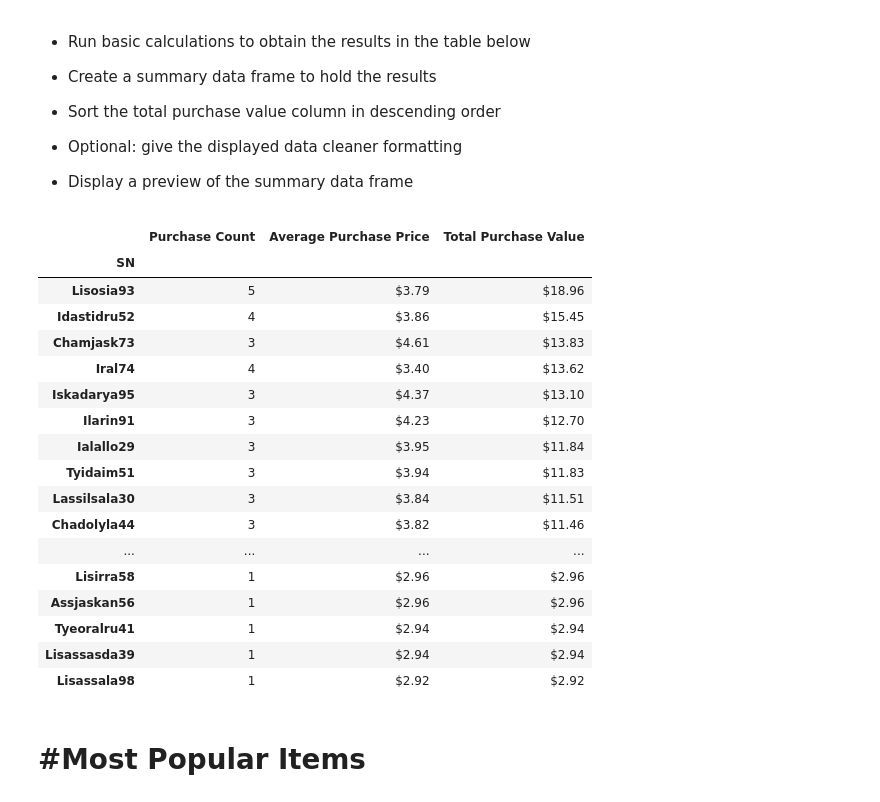
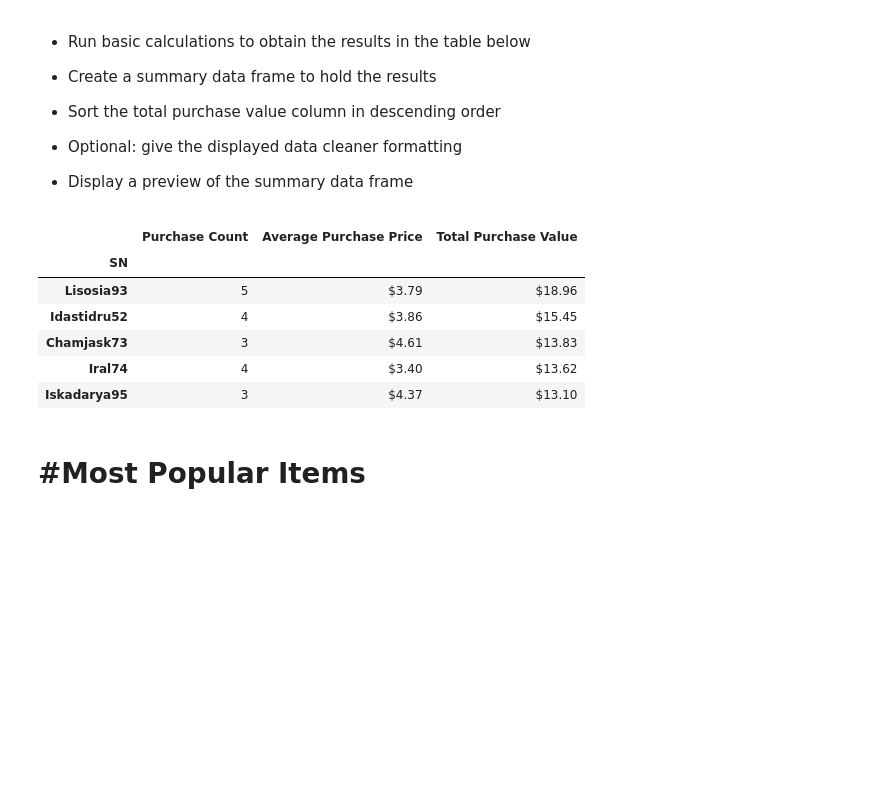
Before and after one commit to tonju27/pandas-challenge, a Jupyter notebook: HeroesOfPymoli/HeroesOfPymoli_starter.ipynb, the cells around one changed output. Saved outputs shown, nothing was run; the diff lists cells and outputs as text; code cells hidden in the pictures; blank space fills up the shorter version.

```diff
--- a/HeroesOfPymoli/HeroesOfPymoli_starter.ipynb
+++ b/HeroesOfPymoli/HeroesOfPymoli_starter.ipynb
@@ -231,41 +231,30 @@ purchase_summary_age_df.style.format({"Average Purchase Price":"${:,.2f}", "Tota
 # %%
 top_spenders = purchase_data.groupby("SN")
 # spenders_purch_count = top_spenders.nunique()["SN"]
 # spenders_purch_count
 purchase_count_spenders = top_spenders["Purchase ID"].count()
 purchase_count_spenders
 avg_purchase_price_spenders = top_spenders["Price"].mean()
 avg_purchase_price_spenders
 total_purchase_value_spenders = purchase_count_spenders * avg_purchase_price_spenders
 total_purchase_value_spenders
 top_spenders_df = pd.DataFrame({"Purchase Count": purchase_count_spenders,
                                   "Average Purchase Price": avg_purchase_price_spenders,
                                    "Total Purchase Value": total_purchase_value_spenders
                                     })
-sorted_spenders_df = top_spenders_df.sort_values(["Total Purchase Value"], ascending=False)
-sorted_spenders_df.head()
+sorted_spenders_df = top_spenders_df.sort_values(["Total Purchase Value"], ascending=False).head()
+sorted_spenders_df
 
 sorted_spenders_df.style.format({"Average Purchase Price":"${:,.2f}", "Total Purchase Value":"${:,.2f}",
                                    })
 # %% [output]
 |  | Purchase Count | Average Purchase Price | Total Purchase Value |
 | SN |  |  |  |
 | Lisosia93 | 5 | $3.79 | $18.96 |
 | Idastidru52 | 4 | $3.86 | $15.45 |
 | Chamjask73 | 3 | $4.61 | $13.83 |
 | Iral74 | 4 | $3.40 | $13.62 |
 | Iskadarya95 | 3 | $4.37 | $13.10 |
-| Ilarin91 | 3 | $4.23 | $12.70 |
-| Ialallo29 | 3 | $3.95 | $11.84 |
-| Tyidaim51 | 3 | $3.94 | $11.83 |
-| Lassilsala30 | 3 | $3.84 | $11.51 |
-| Chadolyla44 | 3 | $3.82 | $11.46 |
-| ... | ... | ... | ... |
-| Lisirra58 | 1 | $2.96 | $2.96 |
-| Assjaskan56 | 1 | $2.96 | $2.96 |
-| Tyeoralru41 | 1 | $2.94 | $2.94 |
-| Lisassasda39 | 1 | $2.94 | $2.94 |
-| Lisassala98 | 1 | $2.92 | $2.92 |
 # %% [markdown]
 # #Most Popular Items
 # %% [markdown]
```
Also changed, not shown: parts of 3 cells of this notebook.
